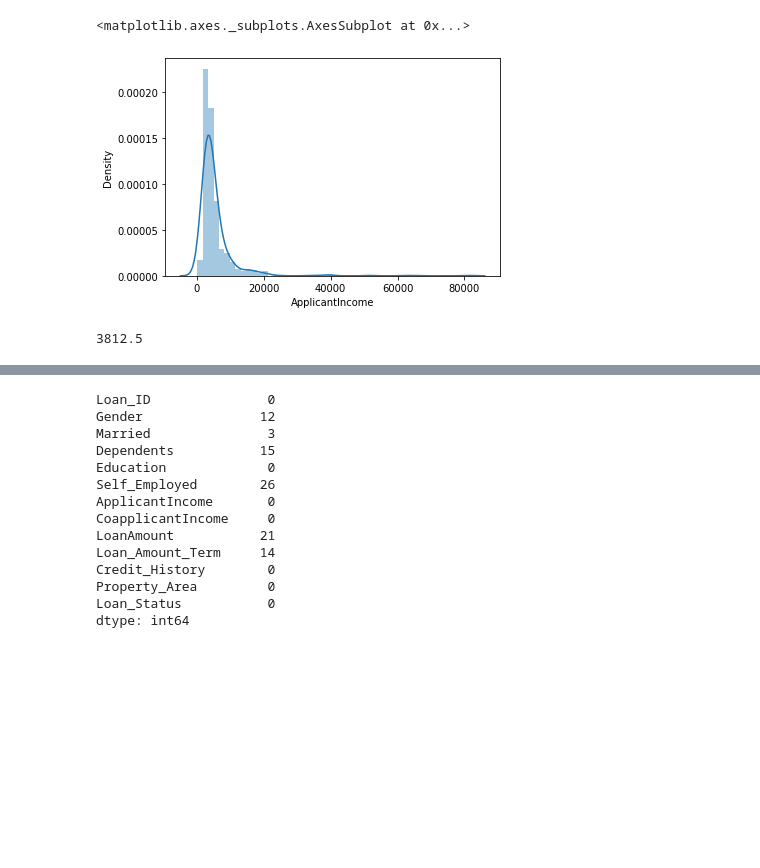
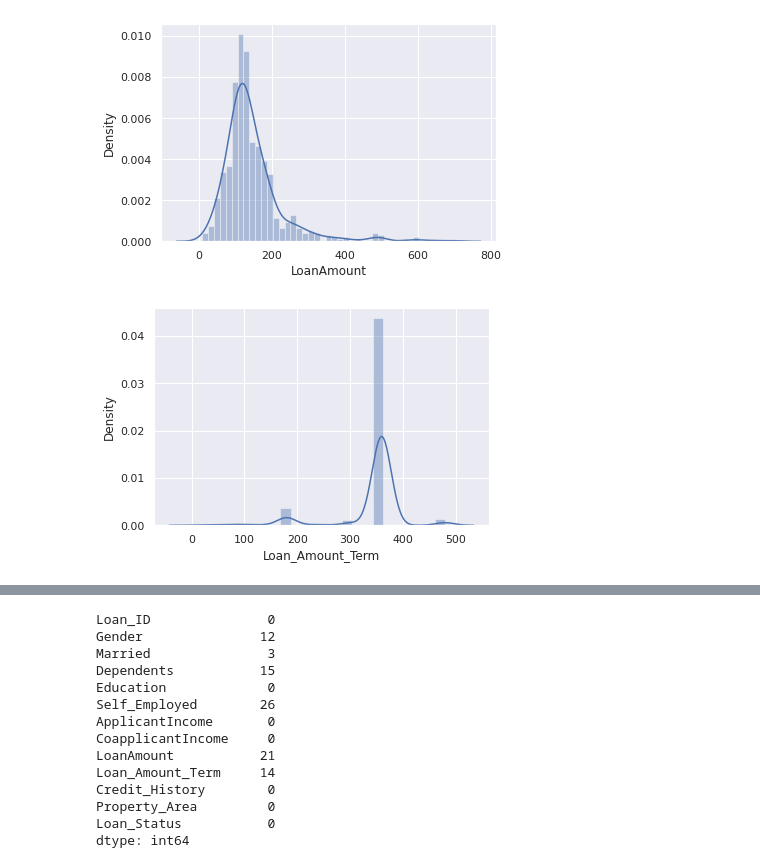
Before and after one commit to wondamo/Data-Analysis, a Jupyter notebook: Finance.ipynb, the cells around one changed output, grey strips where cells are left out. Drawn from its saved outputs; the diff is of its cells as text; code cells hidden in the pictures; blank space fills up the shorter version.

```diff
--- a/Finance.ipynb
+++ b/Finance.ipynb
@@ -83,3 +85,0 @@ sns.heatmap(c,cmap='BrBG',annot=True)
-# %%
-data.dropna(subset=['Credit_History'],inplace=True)
-data.hist(figsize=(10,15))
@@ -121,9 +86,7 @@ df[df['LoanAmount'].isna()]
-# %%
-sns.distplot(df['ApplicantIncome'])
-# %% [output]
-<matplotlib.axes._subplots.AxesSubplot at 0x...>
-[figure, removed]
-# %%
-df['ApplicantIncome'].median()
-# %% [output]
-3812.5
+# %%
+for i in ['LoanAmount','Loan_Amount_Term']:
+  sns.distplot(data[i])
+  plt.show()
+# %% [output]
+[figure, added]
+[figure, added]
```
Also changed, not shown: parts of 11 cells of this notebook.
